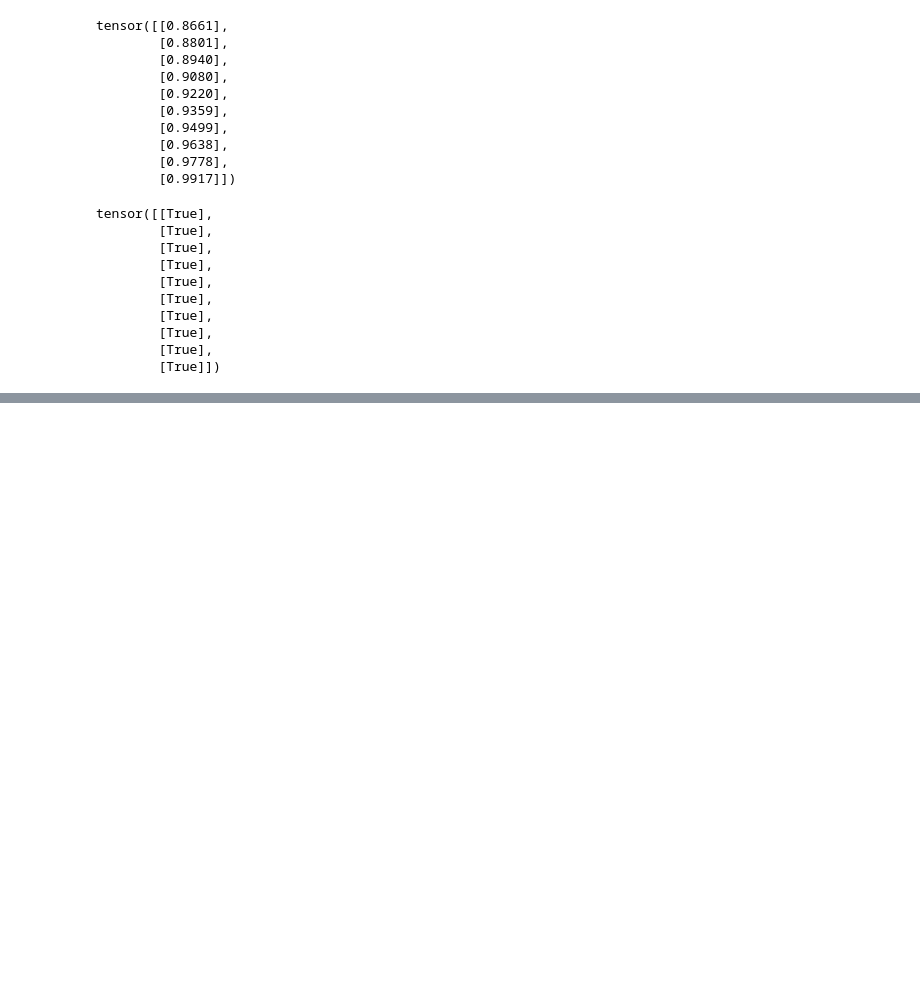
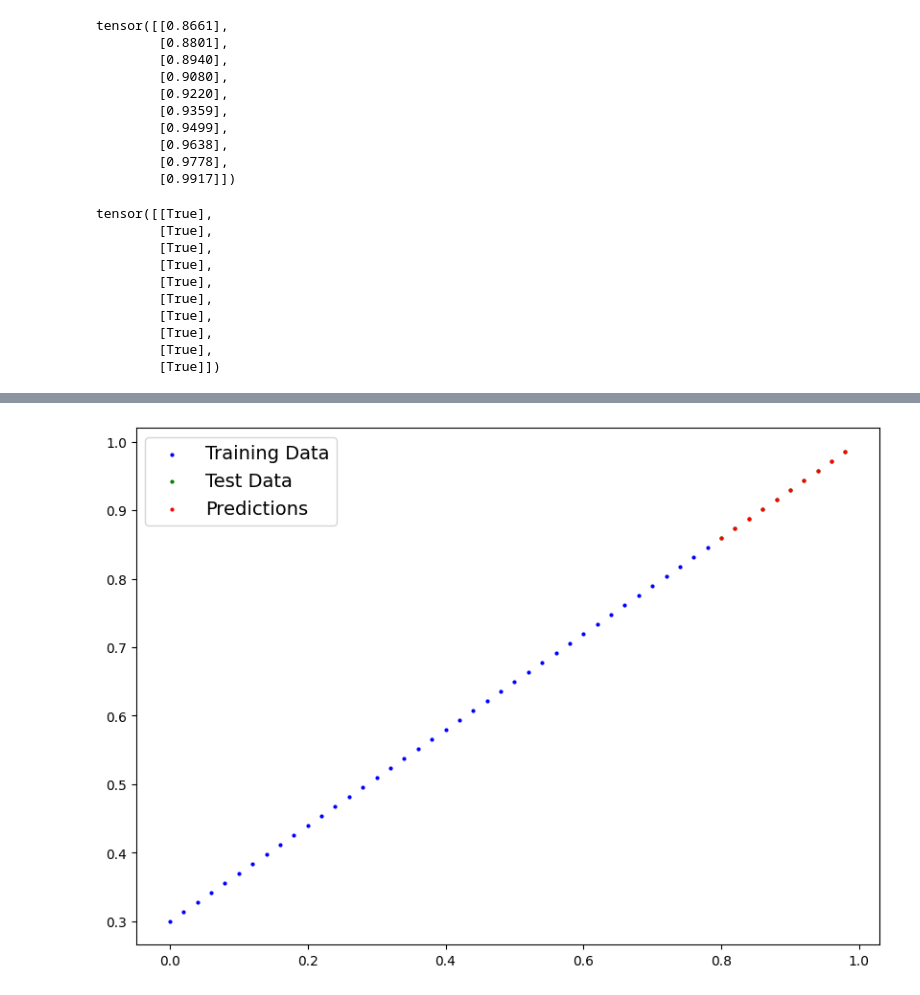
Before and after one commit to MuhammedUmerNazir/pytorch_code_snippets, a Jupyter notebook: 01_torch_workflow.ipynb, the cells around one changed output, grey strips where cells are left out. Drawn from its saved outputs; the diff is of its cells as text; code cells hidden in the pictures; blank space fills up the shorter version.

```diff
--- a/01_torch_workflow.ipynb
+++ b/01_torch_workflow.ipynb
@@ -570,0 +853,3 @@ tensor([[True],
+# %%
+loaded_model_1.load_state_dict(torch.load(MODEL_SAVE_PATH))
+loaded_model_1.to(device)
@@ -570,0 +869,7 @@ tensor([[True],
+# %%
+# Evaluate the loaded model
+loaded_model_1.eval()
+with torch.inference_mode():
+    loaded_model_1_preds = loaded_model_1(X_test)
+
+model_1_preds == loaded_model_1_preds
@@ -570,0 +887,4 @@ tensor([[True],
+# %%
+plot_predictions(predictions=loaded_model_1_preds.cpu())
+# %% [output]
+[figure, added]
```
Also changed, not shown: parts of 27 cells of this notebook, 1 other file.
